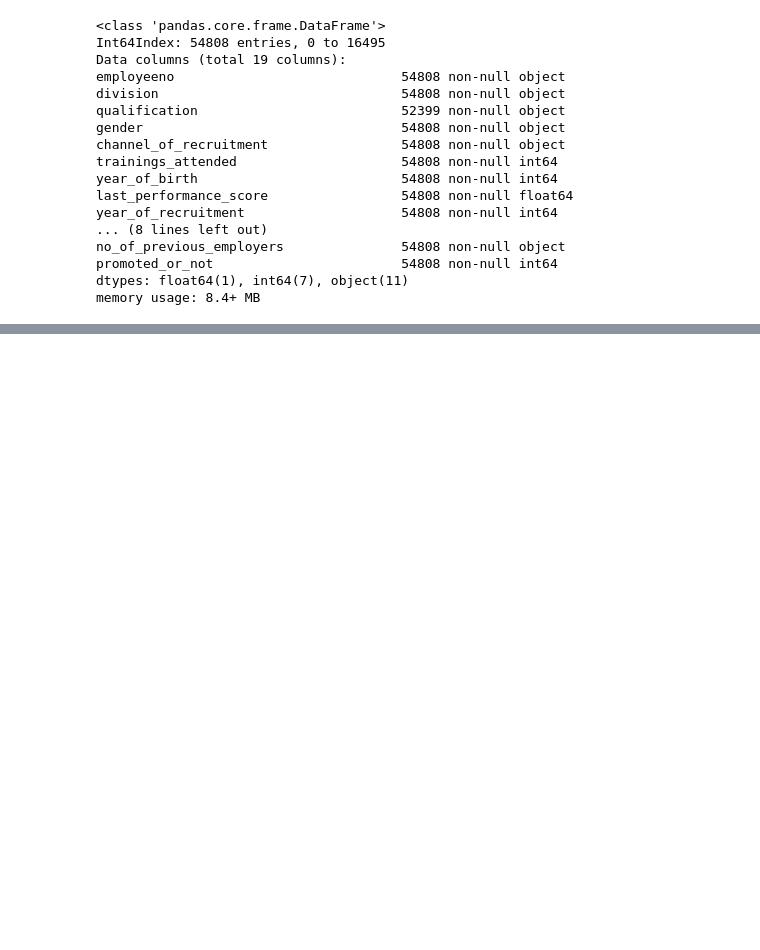
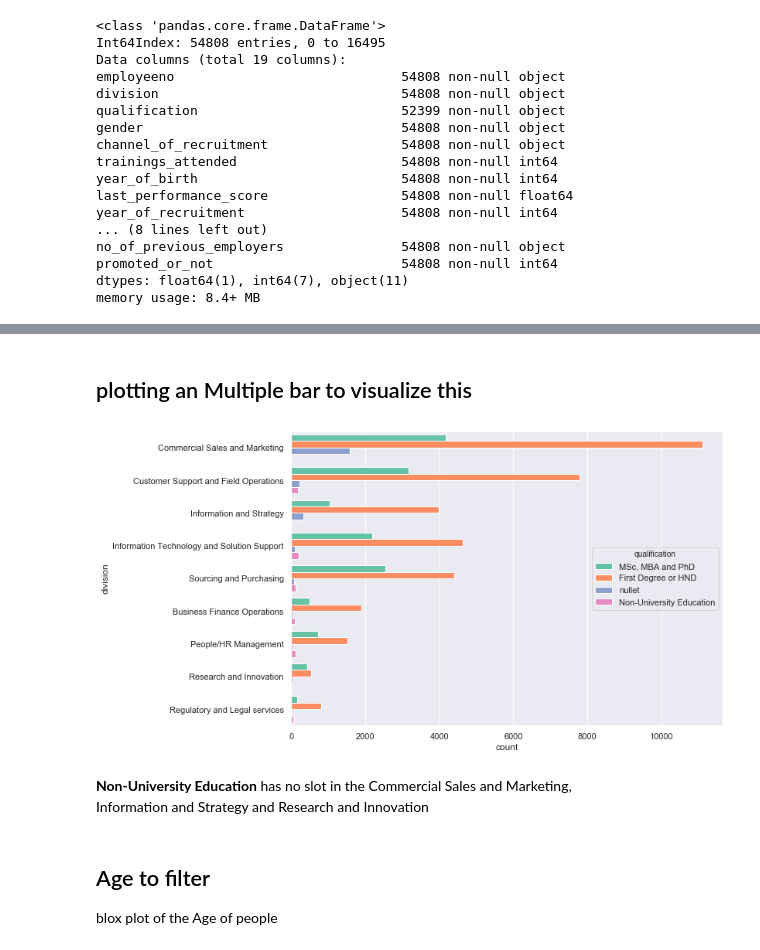
Before and after one commit to Xx1235/DSN-Staff-Promotion-Algorithm, a Jupyter notebook: dsn_yakubu.ipynb, the cells around one changed output, grey strips where cells are left out. Drawn from its saved outputs; the diff is of its cells as text; code cells hidden in the pictures; blank space fills up the shorter version.

Commit message:
Check the Divisions to gather insights on the missing qualifications

```diff
--- a/dsn_yakubu.ipynb
+++ b/dsn_yakubu.ipynb
@@ -119,2 +132,2 @@ Let's view the rows with missing values
 # %%
-df[df['qualification'].isnull()].info()
+df['qualification'] = df['qualification'].replace(np.NaN, 'nullet')
@@ -166,0 +169,15 @@ array(['MSc, MBA and PhD', 'First Degree or HND', nan,
+# %% [markdown]
+## plotting an Multiple bar to visualize this
+# %%
+
+sns.set(rc={'figure.figsize':(10,7)})
+sns.set(font_scale=1)
+ax = sns.countplot(y="division", hue = "qualification", data=df, saturation=1, dodge=True, palette= 'Set2')
+# %% [output]
+[figure, added]
+# %% [markdown]
+**Non-University Education** has no slot in the Commercial Sales and Marketing, \
+Information and Strategy and Research and Innovation
+# %% [markdown]
+## Age to filter
+blox plot of the Age of people
```
Also changed, not shown: parts of 26 cells of this notebook.
